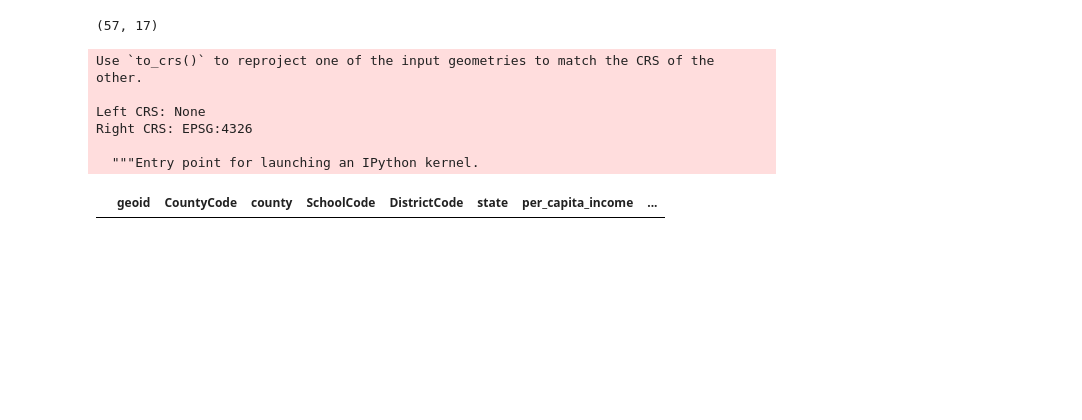
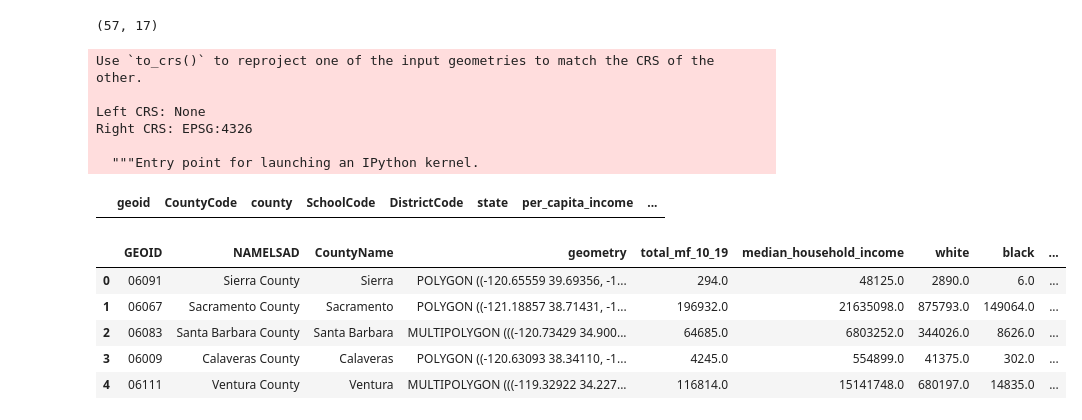
Before and after one commit to nnasr001/PBPL280S21Project1, a Jupyter notebook: graduationvisualization.ipynb, the cells around one changed output. Drawn from its saved outputs; the diff is of its cells as text; code cells hidden in the pictures; blank space fills up the shorter version.

```diff
--- a/graduationvisualization.ipynb
+++ b/graduationvisualization.ipynb
@@ -356,3 +364,14 @@ Right CRS: EPSG:4326
 
   """Entry point for launching an IPython kernel.
 |  | geoid | CountyCode | county | SchoolCode | DistrictCode | state | per_capita_income | ... |
+# %%
+racevisuals = gpd.read_parquet('race_dem_rates.parquet')
+# %%
+racevisuals.head()
+# %% [output]
+|  | GEOID | NAMELSAD | CountyName | geometry | total_mf_10_19 | median_household_income | white | black | ... |
+| 0 | 06091 | Sierra County | Sierra | POLYGON ((-120.65559 39.69356, -1... | 294.0 | 48125.0 | 2890.0 | 6.0 | ... |
+| 1 | 06067 | Sacramento County | Sacramento | POLYGON ((-121.18857 38.71431, -1... | 196932.0 | 21635098.0 | 875793.0 | 149064.0 | ... |
+| 2 | 06083 | Santa Barbara County | Santa Barbara | MULTIPOLYGON (((-120.73429 34.900... | 64685.0 | 6803252.0 | 344026.0 | 8626.0 | ... |
+| 3 | 06009 | Calaveras County | Calaveras | POLYGON ((-120.63093 38.34110, -1... | 4245.0 | 554899.0 | 41375.0 | 302.0 | ... |
+| 4 | 06111 | Ventura County | Ventura | MULTIPOLYGON (((-119.32922 34.227... | 116814.0 | 15141748.0 | 680197.0 | 14835.0 | ... |
```
Also changed, not shown: parts of 4 cells of this notebook, 1 other file.
